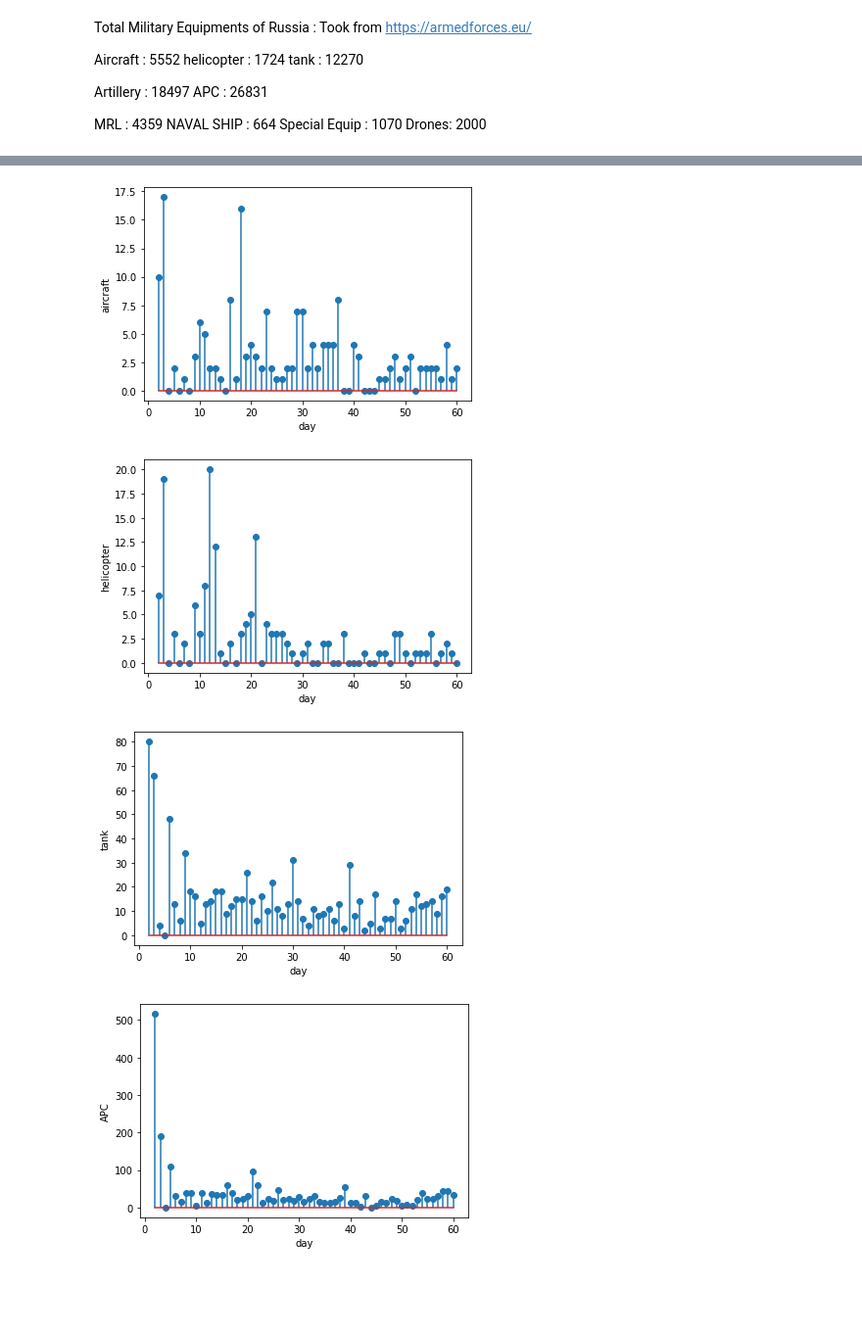
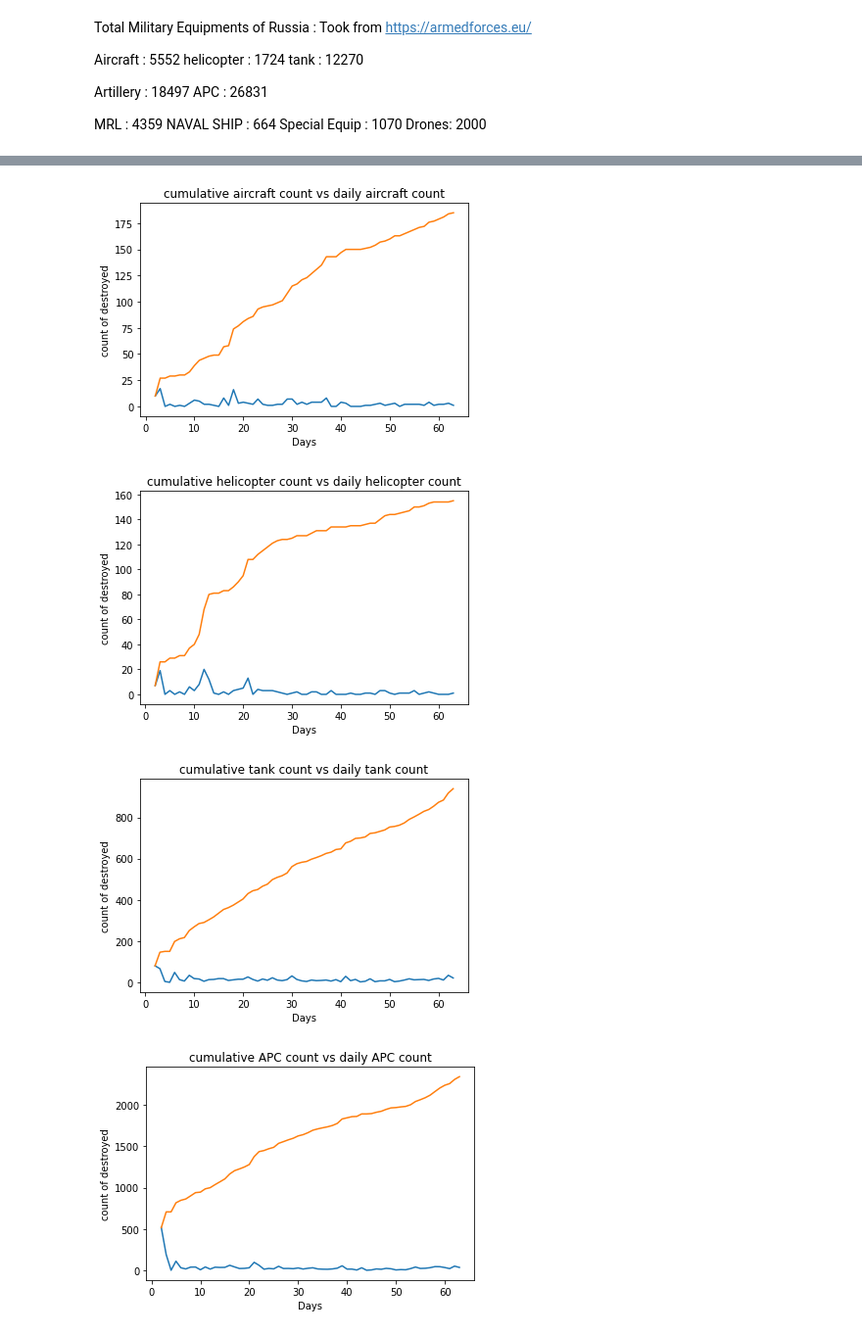
Before and after one commit to DhanushNarayanan7/Ukraine-Russia-Analysis, a Jupyter notebook: Ukraine_Russia_2022_Analysis.ipynb, the cells around one changed output, grey strips where cells are left out. Shown at 98% size. Cells and saved outputs as stored; diff of their text form; code cells hidden in the pictures; blank space fills up the shorter version.

```diff
--- a/Ukraine_Russia_2022_Analysis.ipynb
+++ b/Ukraine_Russia_2022_Analysis.ipynb
@@ -153,19 +160,34 @@ sns.heatmap(correlation_mat,ax=ax, annot=True, cmap = 'Reds',linewidths=0.5)
 # %%
+#Normal Plotting for day vs equipment under daily change
+#needed_list=["aircraft","helicopter","tank","APC","field artillery","MRL","military auto","fuel tank","drone","naval ship","anti-aircraft warfare","special equipment","mobile SRBM system"]
+#for (columnName_1, columnData_1)  in df.iteritems():
+ #   for (columnName_2, columnData_2)  in df.iteritems():
+  #      if columnName_1=="day" and columnName_2 in needed_list:
+   #         plt.stem(columnData_1,columnData_2)
+    #        plt.xlabel(columnName_1)
+     #       plt.ylabel(columnName_2)
+      #      plt.show()
+
+
 needed_list=["aircraft","helicopter","tank","APC","field artillery","MRL","military auto","fuel tank","drone","naval ship","anti-aircraft warfare","special equipment","mobile SRBM system"]
+#Merged Plotting for both cumulative and daily change
 for (columnName_1, columnData_1)  in df.iteritems():
     for (columnName_2, columnData_2)  in df.iteritems():
         if columnName_1=="day" and columnName_2 in needed_list:
-            plt.stem(columnData_1,columnData_2)
-            plt.xlabel(columnName_1)
-            plt.ylabel(columnName_2)
+            data=[df[columnName_1],df[columnName_2],df1[columnName_2]]
+            headers=["day","daily_aircraft_count","cumulative aircraft count"]
+            plot(pd.concat(data,axis=1,keys=headers).set_index('day'))
+            plt.xlabel("Days")
+            plt.ylabel("count of destroyed")
+            plt.title("cumulative "+columnName_2+" count vs daily "+columnName_2+" count")
             plt.show()
 
 #All Feature PairGrid Plot - Seaborn
 #import seaborn as sns
 #g = sns.PairGrid(df)
 #g.map(sns.scatterplot)
 # %% [output]
-[figure, old version]
+[figure, new version]
-[figure, old version]
+[figure, new version]
-[figure, old version]
+[figure, new version]
-[figure, old version]
+[figure, new version]
```
Also changed, not shown: parts of 16 cells of this notebook.
